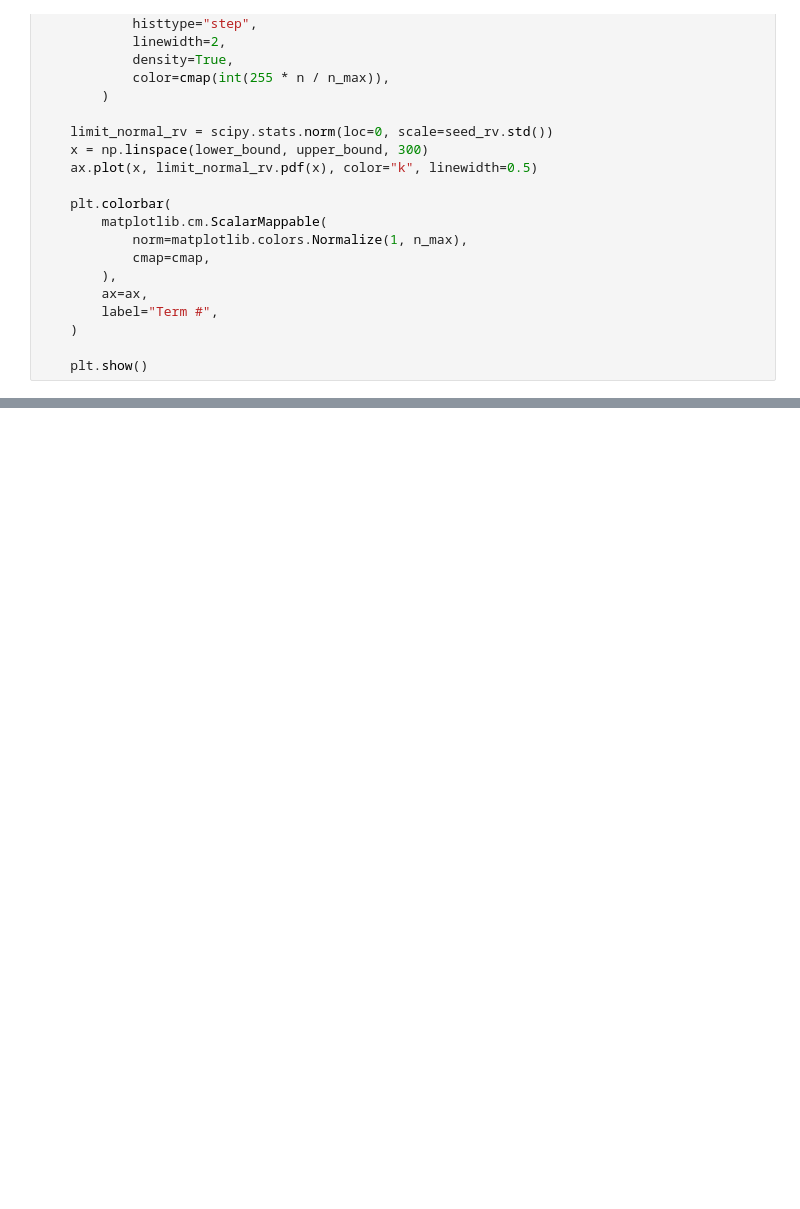
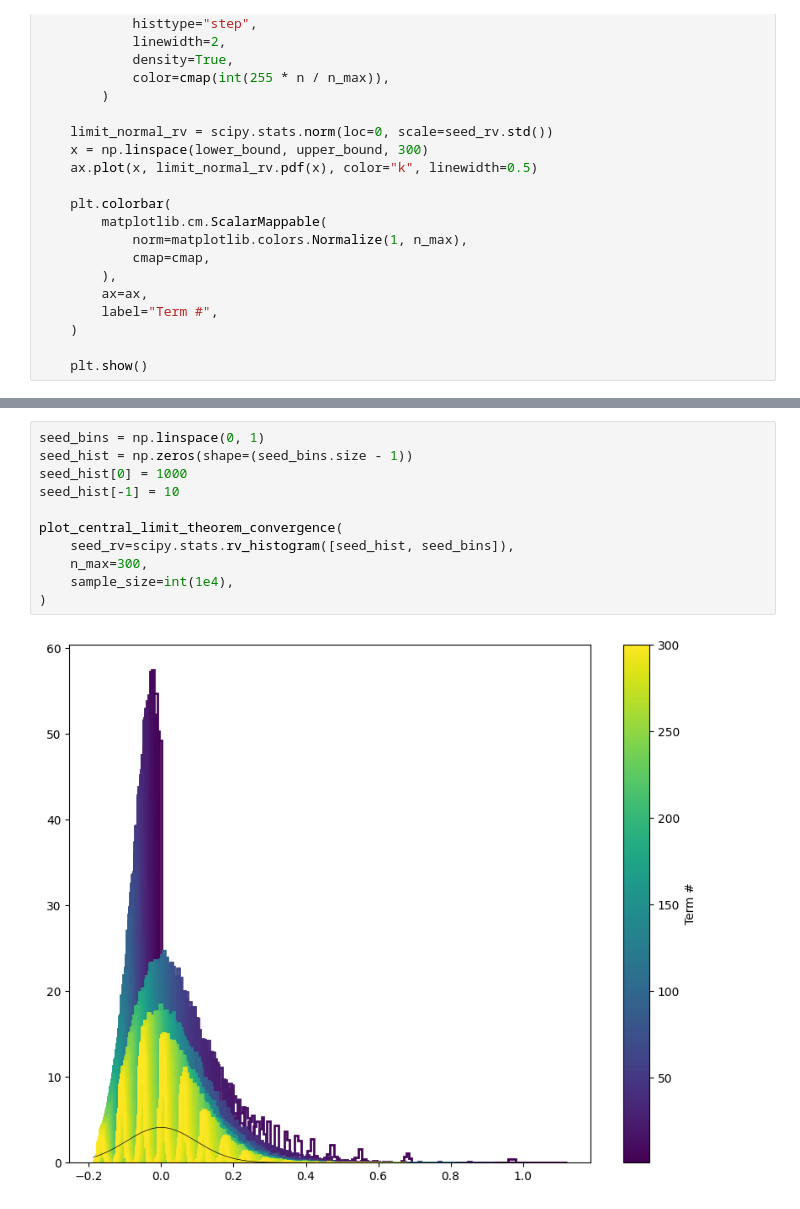
Before and after one commit to nj-vs-vh/gssi-23-24-stats, a Jupyter notebook: lecture3/exercises.ipynb, the cells around one changed output, grey strips where cells are left out. Cells and saved outputs as stored; diff of their text form; blank space fills up the shorter version.

```diff
--- a/lecture3/exercises.ipynb
+++ b/lecture3/exercises.ipynb
@@ -236,0 +236,13 @@ plot_central_limit_theorem_convergence(seed_rv = scipy.stats.arcsine(), n_max=10
+# %%
+seed_bins = np.linspace(0, 1)
+seed_hist = np.zeros(shape=(seed_bins.size - 1))
+seed_hist[0] = 1000
+seed_hist[-1] = 10
+
+plot_central_limit_theorem_convergence(
+    seed_rv=scipy.stats.rv_histogram([seed_hist, seed_bins]),
+    n_max=300,
+    sample_size=int(1e4),
+)
+# %% [output]
+[figure, added]
```
Also changed, not shown: parts of 6 cells of this notebook, 1 other file.
